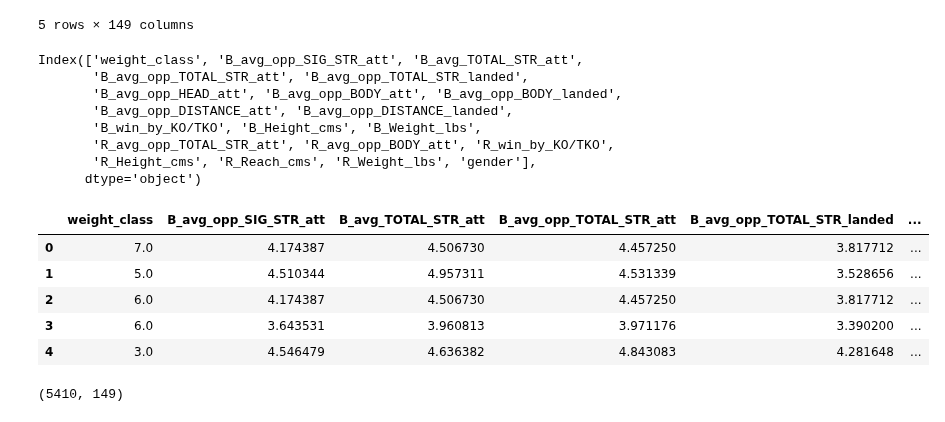
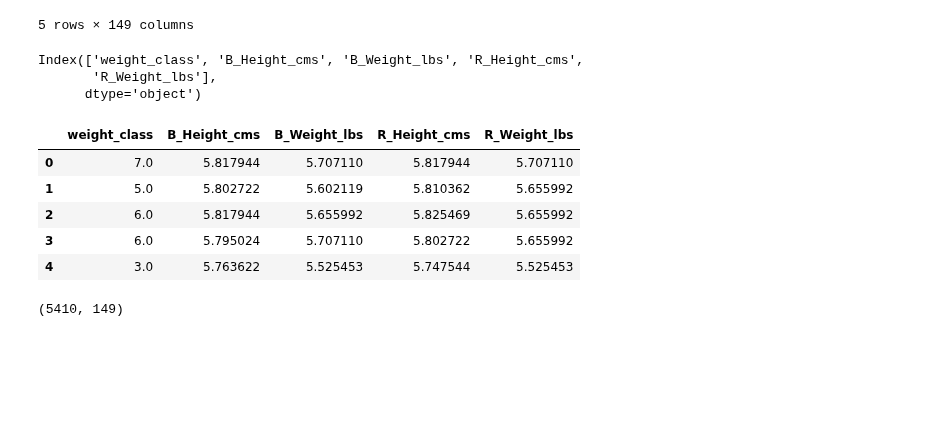
Before and after one commit to breadworshipper/TK-Kasdad, a Jupyter notebook: Preprocessing/kombinasi6.ipynb, the cells around one changed output. Cells and saved outputs as stored; diff of their text form; code cells hidden in the pictures; blank space fills up the shorter version.

```diff
--- a/Preprocessing/kombinasi6.ipynb
+++ b/Preprocessing/kombinasi6.ipynb
@@ -269,32 +269,27 @@ df.to_csv('../Without Feature Selection/UFC_kombinasi6.csv', index=False)
 # %%
 from sklearn.feature_selection import SelectKBest, f_regression
 # Perform feature selection using SelectKBest
-selector = SelectKBest(k=20, score_func=f_regression)
+selector = SelectKBest(k=5, score_func=f_regression)
 X = df.drop('B_Reach_cms', axis=1)
 y = df['B_Reach_cms']
 X_selected = selector.fit_transform(X, y)
 
 # Get the selected feature names
 selected_feature_names = X.columns[selector.get_support()]
 print(selected_feature_names)
 # Create a new dataframe with only the selected features
 df_selected = pd.DataFrame(X_selected, columns=selected_feature_names)
 df_selected.head()
 # %% [output]
-Index(['weight_class', 'B_avg_opp_SIG_STR_att', 'B_avg_TOTAL_STR_att',
-       'B_avg_opp_TOTAL_STR_att', 'B_avg_opp_TOTAL_STR_landed',
-       'B_avg_opp_HEAD_att', 'B_avg_opp_BODY_att', 'B_avg_opp_BODY_landed',
-       'B_avg_opp_DISTANCE_att', 'B_avg_opp_DISTANCE_landed',
-       'B_win_by_KO/TKO', 'B_Height_cms', 'B_Weight_lbs',
-       'R_avg_opp_TOTAL_STR_att', 'R_avg_opp_BODY_att', 'R_win_by_KO/TKO',
-       'R_Height_cms', 'R_Reach_cms', 'R_Weight_lbs', 'gender'],
+Index(['weight_class', 'B_Height_cms', 'B_Weight_lbs', 'R_Height_cms',
+       'R_Weight_lbs'],
       dtype='object')
-|  | weight_class | B_avg_opp_SIG_STR_att | B_avg_TOTAL_STR_att | B_avg_opp_TOTAL_STR_att | B_avg_opp_TOTAL_STR_landed | ... |
-| 0 | 7.0 | 4.174387 | 4.506730 | 4.457250 | 3.817712 | ... |
-| 1 | 5.0 | 4.510344 | 4.957311 | 4.531339 | 3.528656 | ... |
-| 2 | 6.0 | 4.174387 | 4.506730 | 4.457250 | 3.817712 | ... |
-| 3 | 6.0 | 3.643531 | 3.960813 | 3.971176 | 3.390200 | ... |
-| 4 | 3.0 | 4.546479 | 4.636382 | 4.843083 | 4.281648 | ... |
+|  | weight_class | B_Height_cms | B_Weight_lbs | R_Height_cms | R_Weight_lbs |
+| 0 | 7.0 | 5.817944 | 5.707110 | 5.817944 | 5.707110 |
+| 1 | 5.0 | 5.802722 | 5.602119 | 5.810362 | 5.655992 |
+| 2 | 6.0 | 5.817944 | 5.655992 | 5.825469 | 5.655992 |
+| 3 | 6.0 | 5.795024 | 5.707110 | 5.802722 | 5.655992 |
+| 4 | 3.0 | 5.763622 | 5.525453 | 5.747544 | 5.525453 |
 # %%
 print(df.shape)
 # %% [output]
```
Also changed, not shown: 10 other files.
